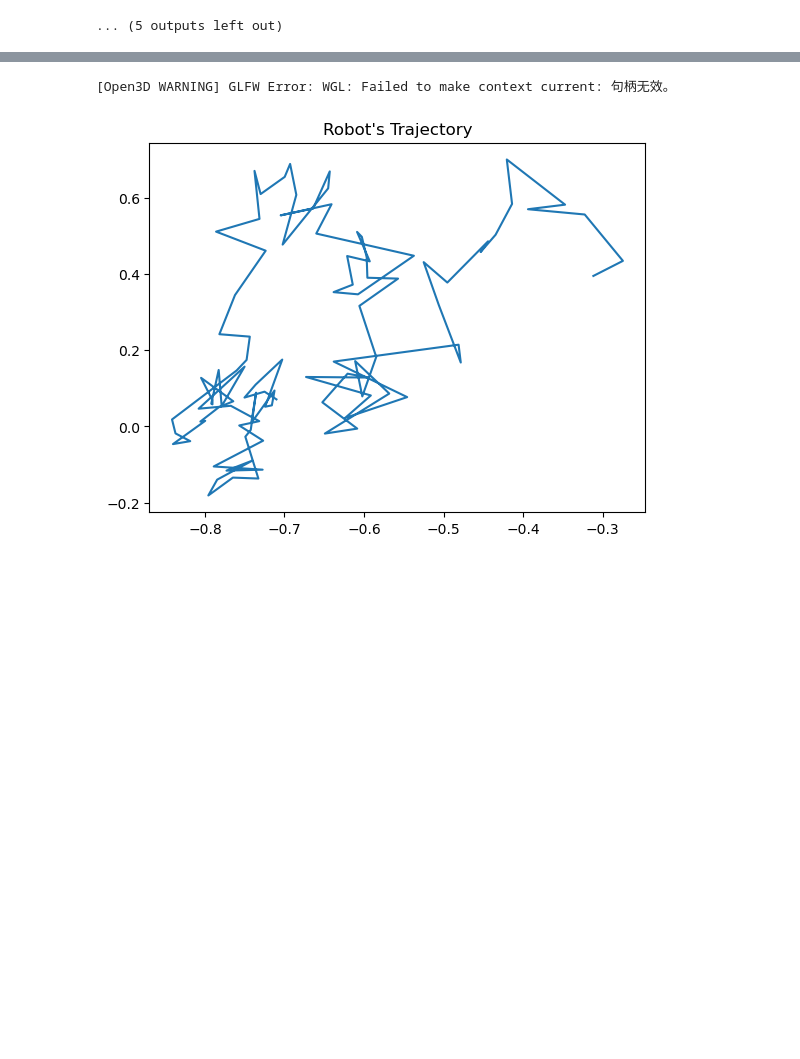
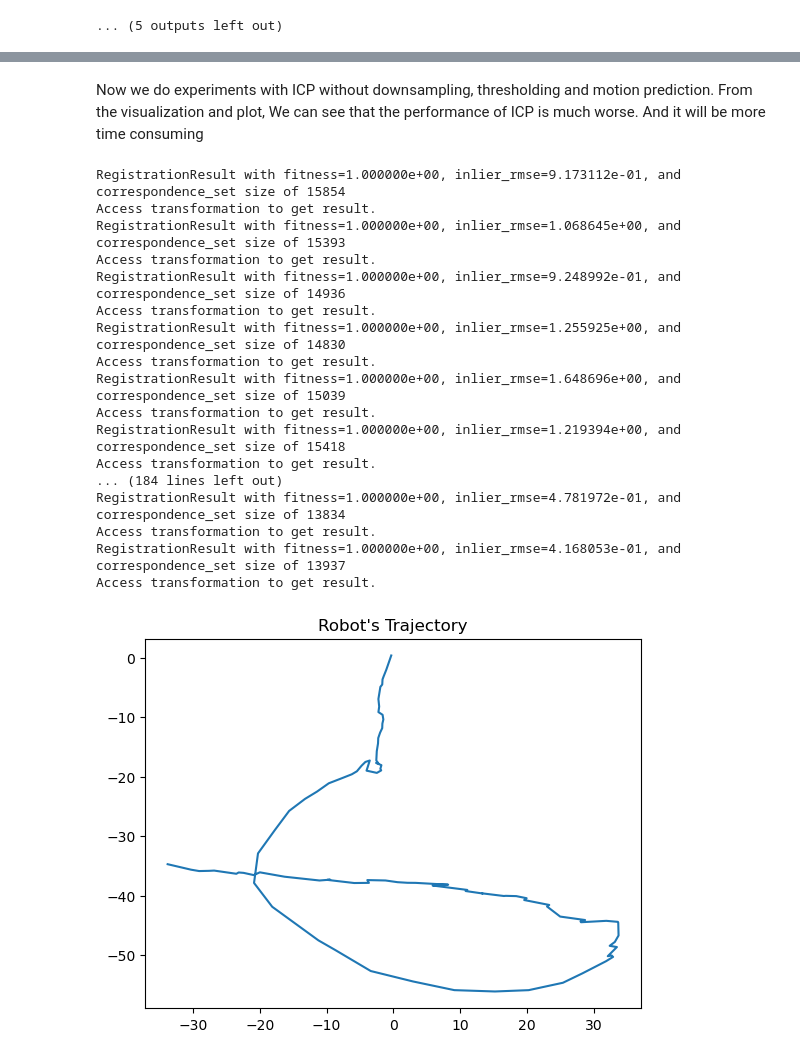
Before and after one commit to YanYunzhou/DSC210_Final_Project_Group15, a Jupyter notebook: ICP_ex/ICP.ipynb, the cells around one changed output, grey strips where cells are left out. Drawn from its saved outputs; the diff is of its cells as text; code cells hidden in the pictures; blank space fills up the shorter version.

```diff
--- a/ICP_ex/ICP.ipynb
+++ b/ICP_ex/ICP.ipynb
@@ -143,3 +227,5 @@ Now, let us experiment an state of art ICP algorithms in open3D on a real word d
+# %% [markdown]
+Now we do experiments with ICP without downsampling, thresholding and motion prediction. From the visualization and plot, We can see that the performance of ICP is much worse. And it will be more time consuming
 # %%
 import os
 import struct
@@ -155,11 +241,10 @@ trans_init = np.asarray([[1, 0, 0, 0],
 identity_matrix = np.asarray([[1, 0, 0, 0],
                          [0, 1, 0, 0],
                          [0, 0, 1, 0], [0.0, 0.0, 0.0, 1.0]])
-threshold = 0.1
+threshold = 100
 robot_X=np.array([-0.31189])
 robot_Y=np.array(([0.394734]))
 
-max_correspondence_distance = 0.1
 point_estimation=o3d.pipelines.registration.TransformationEstimationPointToPoint()
 robust_estimation=o3d.pipelines.registration.RobustKernel
 for filename in os.listdir(directory_path):
@@ -173,38 +258,54 @@ for filename in os.listdir(directory_path):
             contents = zip_file.read()
             num = int(len(contents) / 16)
             for i in range(num):
                 x = struct.unpack('f', contents[16 * i:16 * i + 4])[0] #Get x value for a 3D point
                 y = struct.unpack('f', contents[16 * i+4:16 * i + 8])[0] #Get y value for a 3D point
                 z = struct.unpack('f', contents[16 * i+8:16 * i + 12])[0] # Get z value for a 3D point
                 reflect_val=struct.unpack('f', contents[16 * i+12:16 * i + 16])[0] #Get reflectance value for a 3D point
                 if reflect_val>0:
                     X=np.append(X,x)
                     Y=np.append(Y,y)
                     Z=np.append(Z,z)
             point_clouds = np.zeros((np.shape(Z)[0], 3))
             point_clouds[:,0]=np.reshape(X,-1)
             point_clouds[:,1]=np.reshape(Y,-1)
             point_clouds[:,2]=np.reshape(Z,-1)
             pcd = o3d.geometry.PointCloud()
             pcd.points = o3d.utility.Vector3dVector(point_clouds)
-            down_pcd=pcd.voxel_down_sample(voxel_size=0.3)
             if count>0:
                 reg_p2p =o3d.pipelines.registration.registration_icp(
-                down_pcd, last_pcd, threshold, identity_matrix,point_estimation)
+                pcd, last_pcd, threshold, identity_matrix,point_estimation)
+                print(reg_p2p)
                 robot_pose=np.matmul(reg_p2p.transformation,robot_pose)
                 robot_X=np.append(robot_X,robot_pose[0][3])
                 robot_Y=np.append(robot_Y,robot_pose[1][3])
-                if count%100==0 and count<300:
-                    draw_registration_result(down_pcd, last_pcd, identity_matrix)
-                    draw_registration_result(down_pcd, last_pcd, reg_p2p.transformation)
+                if count%20==0 and count<60:
+                    draw_registration_result(pcd, last_pcd, identity_matrix)
+                    draw_registration_result(pcd, last_pcd, reg_p2p.transformation)
                 trans_init=reg_p2p.transformation
-            last_pcd=copy.deepcopy(down_pcd)
+            last_pcd=copy.deepcopy(pcd)
     count=count+1
     if count>500:
         break
 plt.plot(robot_X,robot_Y)
 plt.title("Robot's Trajectory")
 plt.show()
 # %% [output]
-[Open3D WARNING] GLFW Error: WGL: Failed to make context current: 句柄无效。
+RegistrationResult with fitness=1.000000e+00, inlier_rmse=9.173112e-01, and correspondence_set size of 15854
+Access transformation to get result.
+RegistrationResult with fitness=1.000000e+00, inlier_rmse=1.068645e+00, and correspondence_set size of 15393
+Access transformation to get result.
+RegistrationResult with fitness=1.000000e+00, inlier_rmse=9.248992e-01, and correspondence_set size of 14936
+Access transformation to get result.
+RegistrationResult with fitness=1.000000e+00, inlier_rmse=1.255925e+00, and correspondence_set size of 14830
+Access transformation to get result.
+RegistrationResult with fitness=1.000000e+00, inlier_rmse=1.648696e+00, and correspondence_set size of 15039
+Access transformation to get result.
+RegistrationResult with fitness=1.000000e+00, inlier_rmse=1.219394e+00, and correspondence_set size of 15418
+Access transformation to get result.
+... (184 lines left out)
+RegistrationResult with fitness=1.000000e+00, inlier_rmse=4.781972e-01, and correspondence_set size of 13834
+Access transformation to get result.
+RegistrationResult with fitness=1.000000e+00, inlier_rmse=4.168053e-01, and correspondence_set size of 13937
+Access transformation to get result.
-[figure, old version]
+[figure, new version]
```
Also changed, not shown: parts of 2 cells of this notebook, 3 other files.
